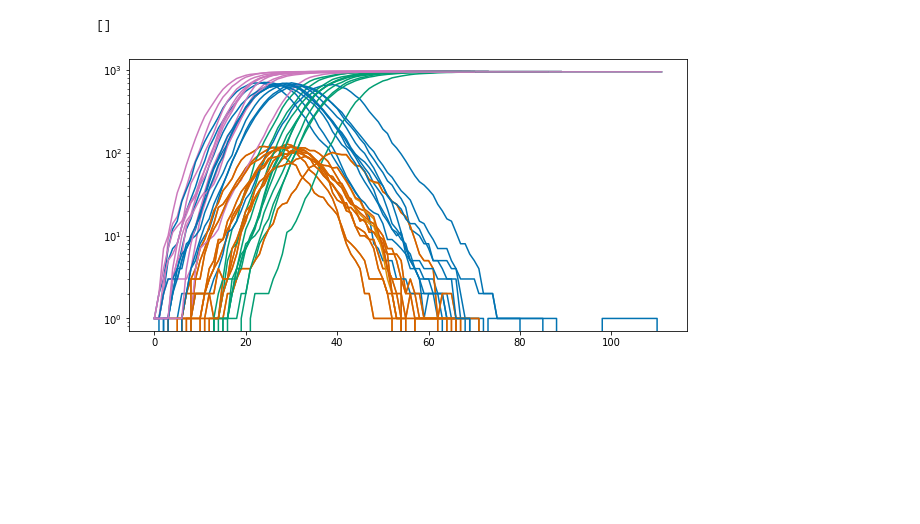
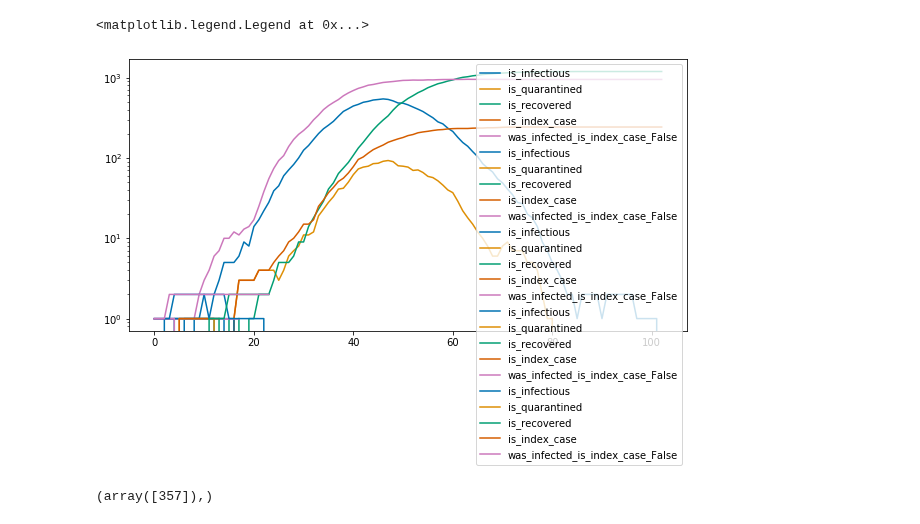
Before and after one commit to chrhck/contagion, a Jupyter notebook: examples/schools.ipynb, the cells around one changed output. Cells and saved outputs as stored; diff of their text form; code cells hidden in the pictures; blank space fills up the shorter version.

```diff
--- a/examples/schools.ipynb
+++ b/examples/schools.ipynb
@@ -30,7 +36,7 @@ from matplotlib.backends.backend_pdf import PdfPages
 # %%
 cpp_config = {
     "DaysBackwardTrace": 7,
-    "TestPositiveProbability": 0.9,
+    "TestPositiveProbability": 0.95,
     "OutputPrefix": "CovidMC_1346",
     "AppProbability": 0,
     "DaysToTestResult": 0,
@@ -208,22 +219,23 @@ def sim_config(conf, n=10):
     results = []
     for i in range(n):
         conf["general"]["random state seed"] = i
-        results.append(calc_single(conf))
+        results.append(calc_single(deepcopy(conf)))
 
     return results
 # %%
 conf_test = deepcopy(my_config)
-conf_test["population"]["re-use population"] = False
-results = sim_config(conf_test, 10)
+conf_test["population"]["re-use population"] = True
+results = sim_config(conf_test, 5)
 # %%
 plt.figure(figsize=(10, 5))
 colors = sns.color_palette("colorblind", 8)
 
-fields = ["is_infectious", "is_quarantined", "is_recovered", "is_symptomatic", "was_infected"]
+fields = ["is_infectious", "is_quarantined", "is_recovered", "is_index_case", "was_infected_is_index_case_False"]
 for stats in results:
     for field, color in zip(fields, colors):
         plt.plot(stats[0][field], color=color, label=field)
 plt.semilogy()
+plt.legend()
 # %% [output]
-[]
+<matplotlib.legend.Legend at 0x...>
-[figure, old version]
+[figure, new version]
@@ -231,0 +366,5 @@ contagion = Contagion(my_config)
+# %%
+sel = (data["app_frac"] == 1) & (data["rnd_test_prob"] == 0.005) & (data["symp_prob"] == 0.3) & (data["tracing_eff"] == 1) & (data["test_pos_rate"] == 0.95) & (data["contacts_per_day"] == 15)
+np.nonzero(sel.values)
+# %% [output]
+(array([357]),)
```
Also changed, not shown: parts of 22 cells of this notebook, 5 other files.
